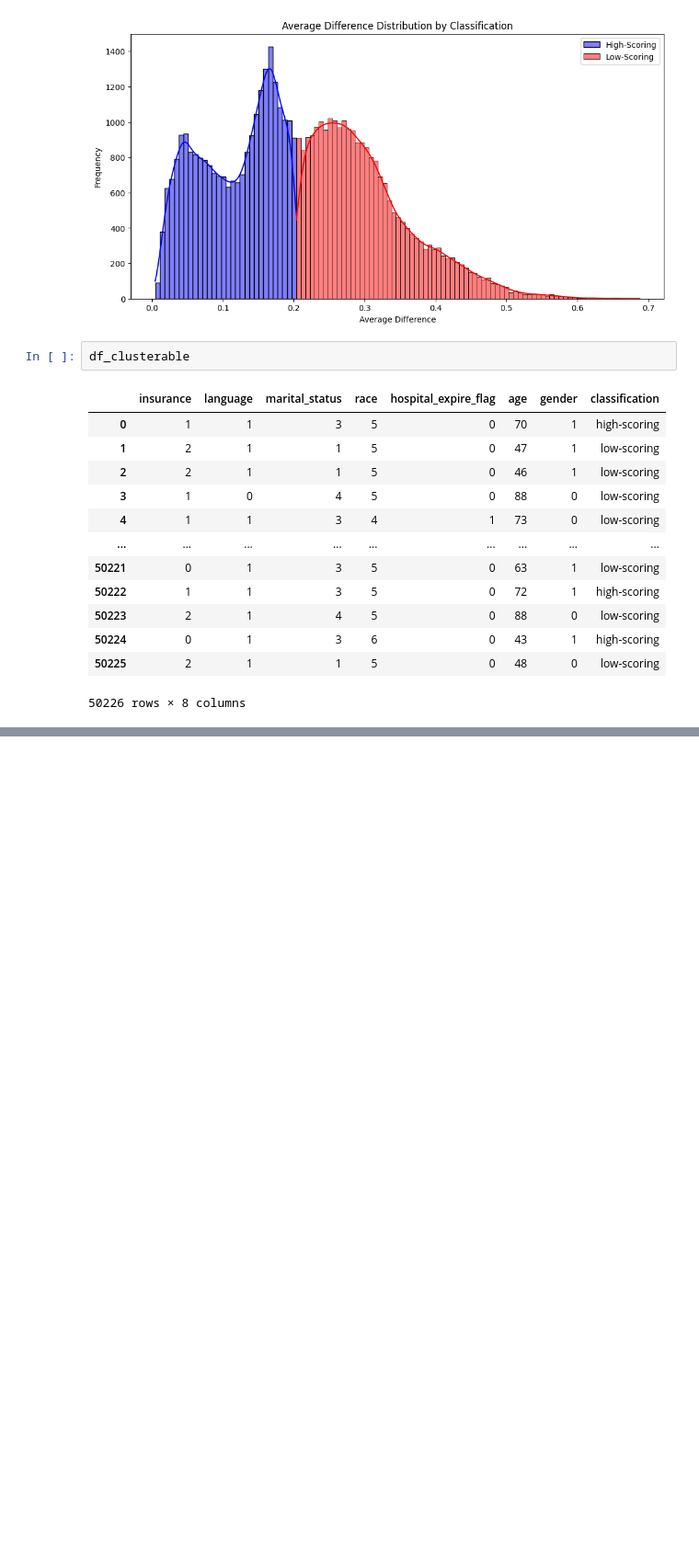
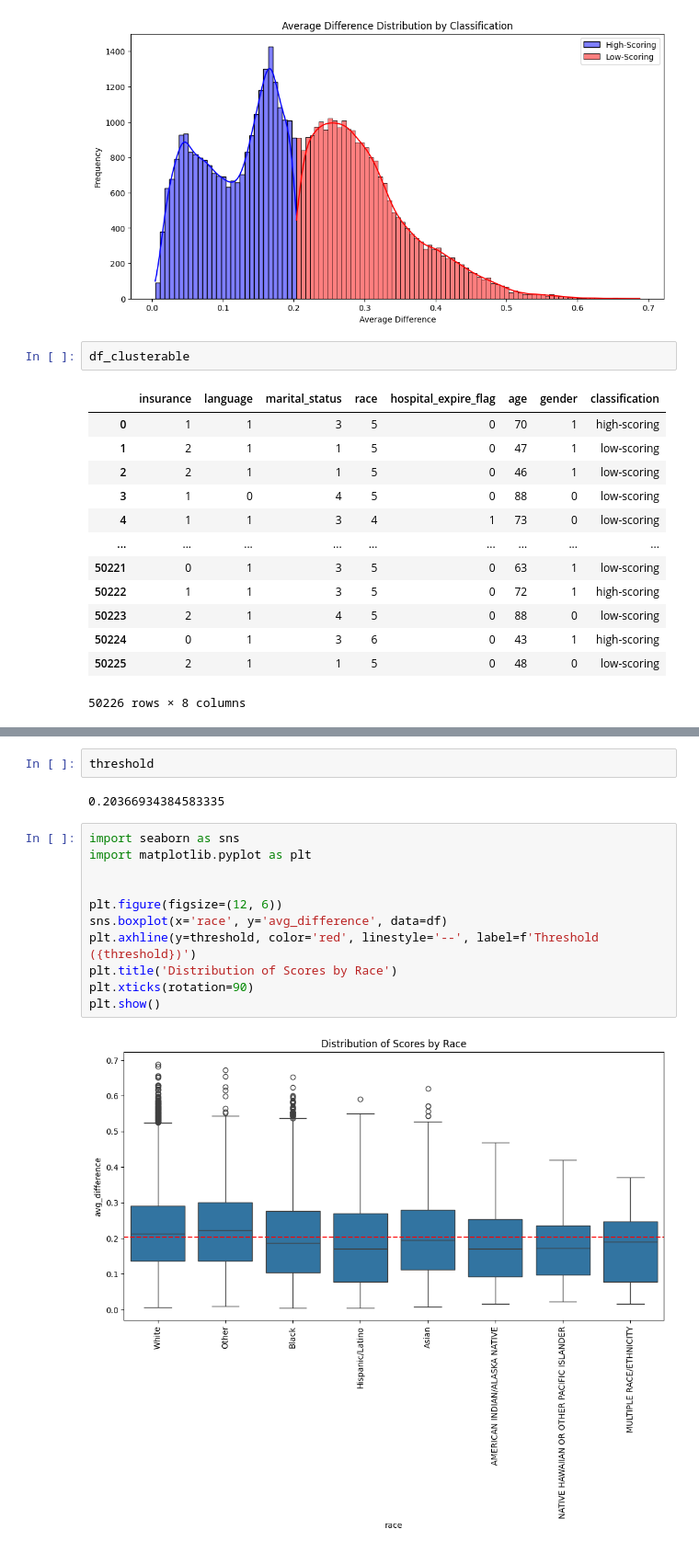
Before and after one commit to kveni12/ai_harms, a Jupyter notebook: analysis.ipynb, the cells around one changed output, grey strips where cells are left out. Shown at 92% size. Cells and saved outputs as stored; diff of their text form; blank space fills up the shorter version.

Commit message:
added boxplots

```diff
--- a/analysis.ipynb
+++ b/analysis.ipynb
@@ -400,0 +417,17 @@ df_clusterable
+# %%
+threshold
+# %% [output]
+0.20366934384583335
+# %%
+import seaborn as sns
+import matplotlib.pyplot as plt
+
+
+plt.figure(figsize=(12, 6))
+sns.boxplot(x='race', y='avg_difference', data=df)
+plt.axhline(y=threshold, color='red', linestyle='--', label=f'Threshold ({threshold})')
+plt.title('Distribution of Scores by Race')
+plt.xticks(rotation=90)
+plt.show()
+# %% [output]
+[figure, added]
```
Also changed, not shown: parts of 8 cells of this notebook, 1 other file.
